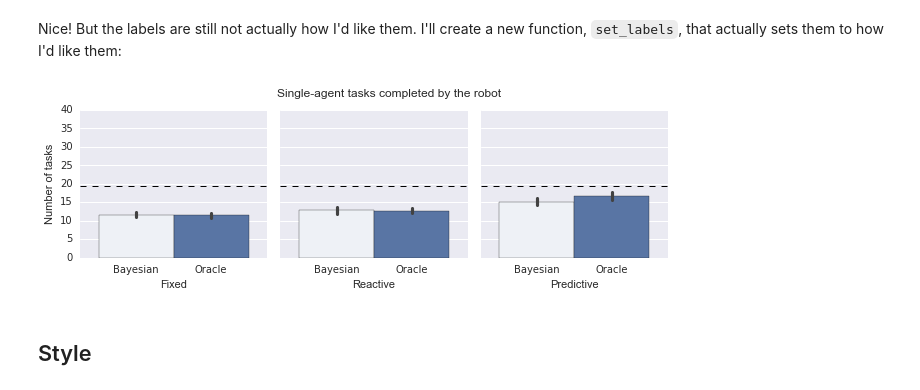
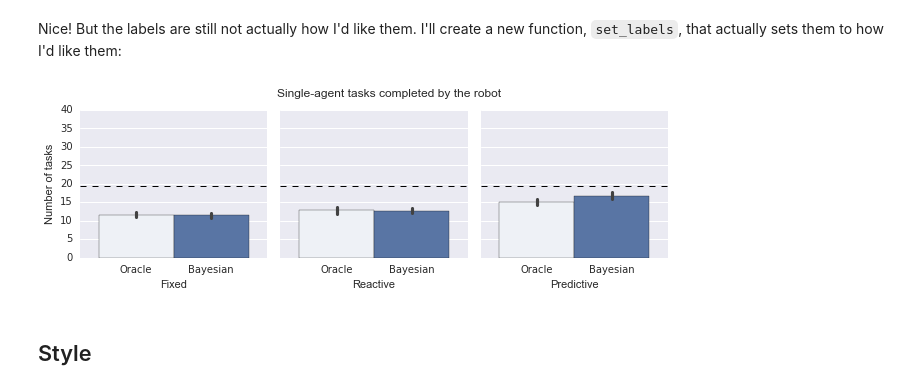
Before and after one commit to jhamrick/blog, a Jupyter notebook: source/notebooks/reproducible-plots.ipynb, the cells around one changed output. Cells and saved outputs as stored; diff of their text form; code cells hidden in the pictures.

```diff
--- a/source/notebooks/reproducible-plots.ipynb
+++ b/source/notebooks/reproducible-plots.ipynb
@@ -192,35 +192,35 @@ def set_labels(fig, axes):
     labels = ["Fixed", "Reactive", "Predictive"]
 
     # Iterate over each subplot and set the labels
     for i, ax in enumerate(axes):
 
         # Set the x-axis ticklabels
         ax.set_xticks([-.2, .2])
-        ax.set_xticklabels(["Bayesian", "Oracle"])
+        ax.set_xticklabels(["Oracle", "Bayesian"])
 
         # Set the label for each subplot
         ax.set_xlabel(labels[i])
 
         # Remove the y-axis label and title
         ax.set_ylabel("")
         ax.set_title("")
 
     # Set the y-axis label only for the left subplot
     axes.flat[0].set_ylabel("Number of tasks")
 
     # Remove the "spines" (the lines surrounding the subplot)
     # including the left spine for the 2nd and 3rd subplots
     sns.despine(ax=axes[1], left=True)
     sns.despine(ax=axes[2], left=True)
 
     # Set the overall title for the plot
     fig.suptitle("Single-agent tasks completed by the robot", fontsize=12, x=0.55)
 
 
 fig, axes = plot_v3(task_data)
 set_labels(fig, axes)
 # %% [output]
-[figure, old version]
+[figure, new version]
 # %% [markdown]
 ## Style
 # %% [markdown]
```
Also changed, not shown: parts of 3 cells of this notebook, 7 other files.
